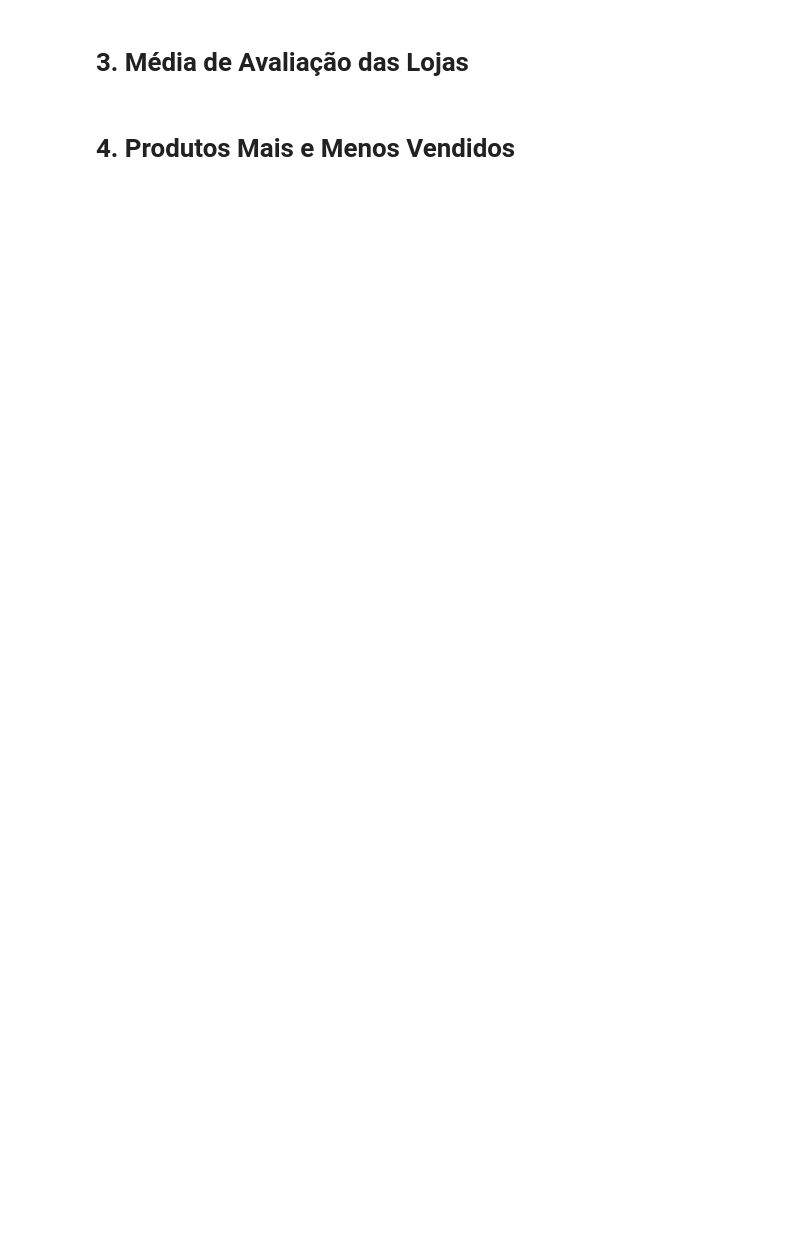
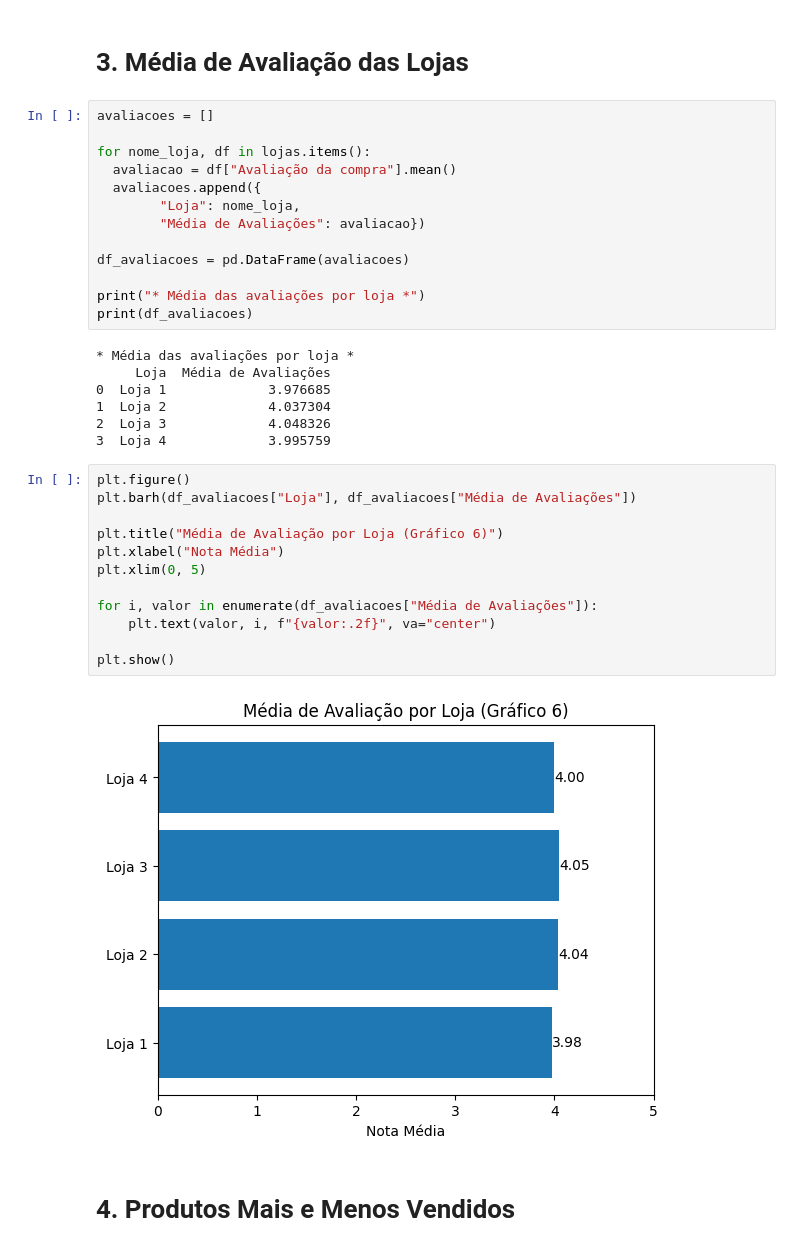
Before and after one commit to leonardo-queiroz/challenge-alura-store, a Jupyter notebook: alura_store.ipynb, the cells around one changed output. Drawn from its saved outputs; the diff is of its cells as text; blank space fills up the shorter version.

```diff
--- a/alura_store.ipynb
+++ b/alura_store.ipynb
@@ -18,4 +100,38 @@ HTTPError: HTTP Error 429: Too Many Requests
 # %% [markdown]
 # 3. Média de Avaliação das Lojas
+# %%
+avaliacoes = []
+
+for nome_loja, df in lojas.items():
+  avaliacao = df["Avaliação da compra"].mean()
+  avaliacoes.append({
+        "Loja": nome_loja,
+        "Média de Avaliações": avaliacao})
+
+df_avaliacoes = pd.DataFrame(avaliacoes)
+
+print("* Média das avaliações por loja *")
+print(df_avaliacoes)
+# %% [output]
+* Média das avaliações por loja *
+     Loja  Média de Avaliações
+0  Loja 1             3.976685
+1  Loja 2             4.037304
+2  Loja 3             4.048326
+3  Loja 4             3.995759
+# %%
+plt.figure()
+plt.barh(df_avaliacoes["Loja"], df_avaliacoes["Média de Avaliações"])
+
+plt.title("Média de Avaliação por Loja (Gráfico 6)")
+plt.xlabel("Nota Média")
+plt.xlim(0, 5)
+
+for i, valor in enumerate(df_avaliacoes["Média de Avaliações"]):
+    plt.text(valor, i, f"{valor:.2f}", va="center")
+
+plt.show()
+# %% [output]
+[figure, added]
 # %% [markdown]
 # 4. Produtos Mais e Menos Vendidos
```
Also changed, not shown: parts of 13 cells of this notebook.
